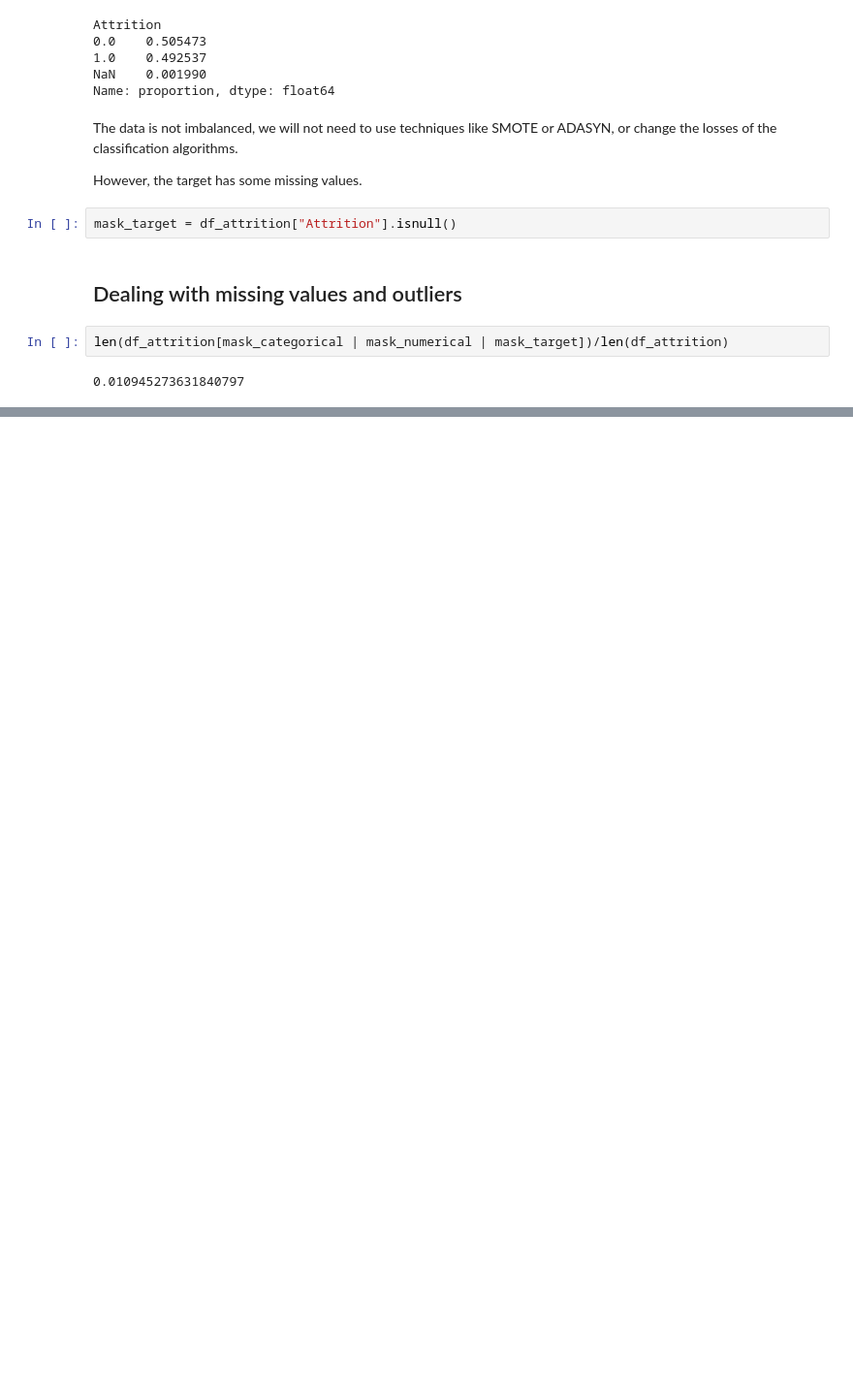
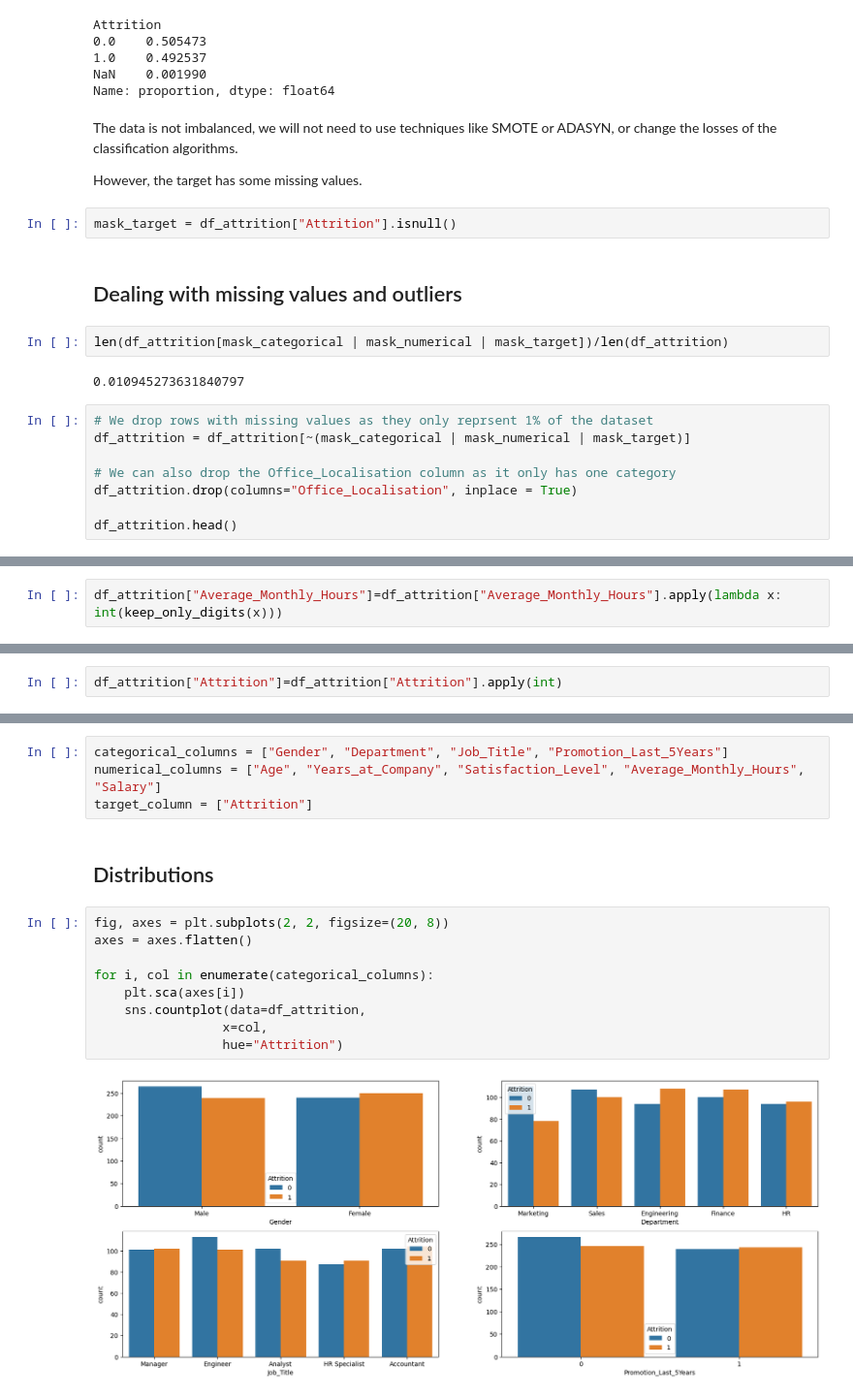
Before and after one commit to elissamim/attrition, a Jupyter notebook: notebooks/attrition_classification.ipynb, the cells around one changed output, grey strips where cells are left out. Shown at 97% size. Cells and saved outputs as stored; diff of their text form; blank space fills up the shorter version.

```diff
--- a/notebooks/attrition_classification.ipynb
+++ b/notebooks/attrition_classification.ipynb
@@ -201,3 +205,11 @@ mask_target = df_attrition["Attrition"].isnull()
 len(df_attrition[mask_categorical | mask_numerical | mask_target])/len(df_attrition)
 # %% [output]
 0.010945273631840797
+# %%
+# We drop rows with missing values as they only reprsent 1% of the dataset
+df_attrition = df_attrition[~(mask_categorical | mask_numerical | mask_target)]
+
+# We can also drop the Office_Localisation column as it only has one category
+df_attrition.drop(columns="Office_Localisation", inplace = True)
+
+df_attrition.head()
@@ -203,0 +255,2 @@ len(df_attrition[mask_categorical | mask_numerical | mask_target])/len(df_attrit
+# %%
+df_attrition["Average_Monthly_Hours"]=df_attrition["Average_Monthly_Hours"].apply(lambda x: int(keep_only_digits(x)))
@@ -203,0 +268,2 @@ len(df_attrition[mask_categorical | mask_numerical | mask_target])/len(df_attrit
+# %%
+df_attrition["Attrition"]=df_attrition["Attrition"].apply(int)
@@ -203,0 +279,17 @@ len(df_attrition[mask_categorical | mask_numerical | mask_target])/len(df_attrit
+# %%
+categorical_columns = ["Gender", "Department", "Job_Title", "Promotion_Last_5Years"]
+numerical_columns = ["Age", "Years_at_Company", "Satisfaction_Level", "Average_Monthly_Hours", "Salary"]
+target_column = ["Attrition"]
+# %% [markdown]
+## Distributions
+# %%
+fig, axes = plt.subplots(2, 2, figsize=(20, 8))
+axes = axes.flatten()
+
+for i, col in enumerate(categorical_columns):
+    plt.sca(axes[i])
+    sns.countplot(data=df_attrition,
+                 x=col,
+                 hue="Attrition")
+# %% [output]
+[figure, added]
```
Also changed, not shown: parts of 9 cells of this notebook, 1 other file.
